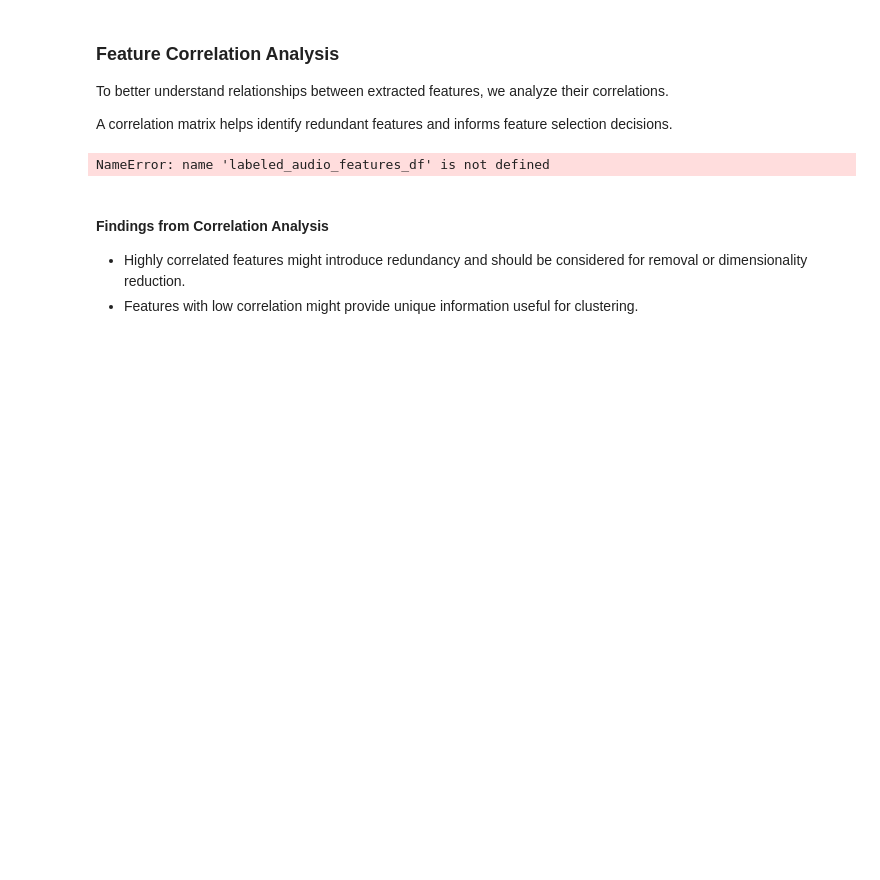
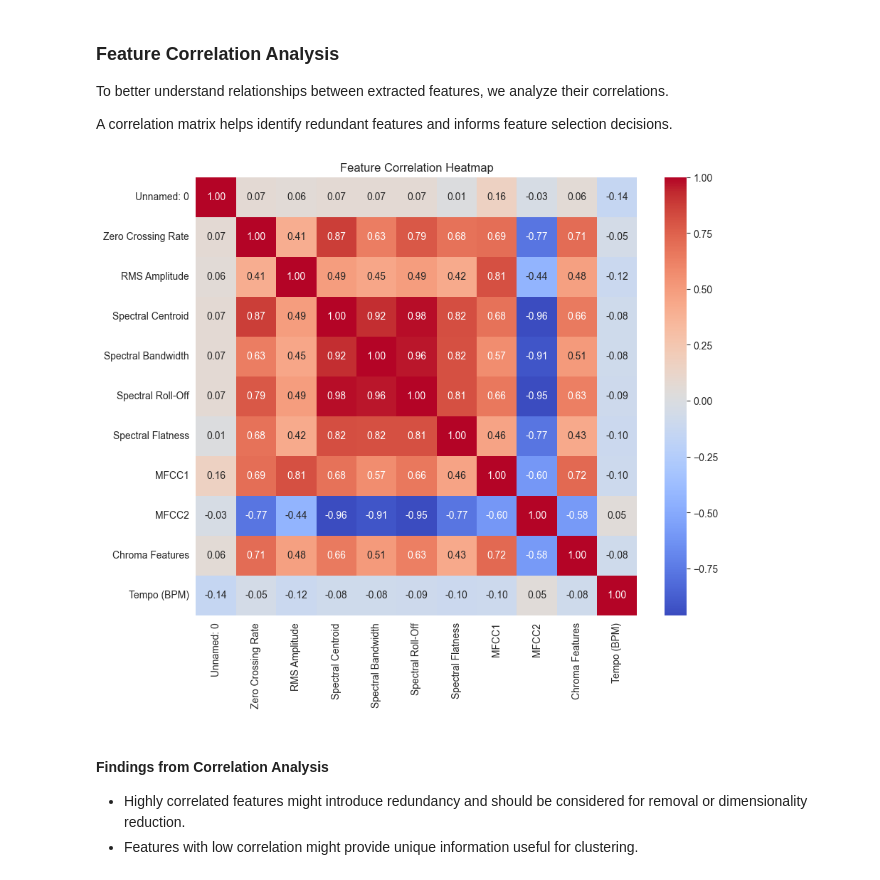
Before and after one commit to Akshay22087249/TurboAdventure, a Jupyter notebook: Main.ipynb, the cells around one changed output. Drawn from its saved outputs; the diff is of its cells as text; code cells hidden in the pictures; blank space fills up the shorter version.

```diff
--- a/Main.ipynb
+++ b/Main.ipynb
@@ -456,15 +457,15 @@ To better understand relationships between extracted features, we analyze their
 A correlation matrix helps identify redundant features and informs feature selection decisions.
 # %%
 # Compute correlation matrix
-corr_matrix = labeled_audio_features_df.corr()
+corr_matrix = labeled_df.corr(numeric_only=True)
 
 # Plot the heatmap
 plt.figure(figsize=(10, 8))
 sns.heatmap(corr_matrix, annot=True, cmap='coolwarm', fmt='.2f')
 plt.title('Feature Correlation Heatmap')
 plt.show()
 # %% [output]
-NameError: name 'labeled_audio_features_df' is not defined
+[figure, added]
 # %% [markdown]
 #### Findings from Correlation Analysis
 
```
Also changed, not shown: parts of 2 cells of this notebook.
